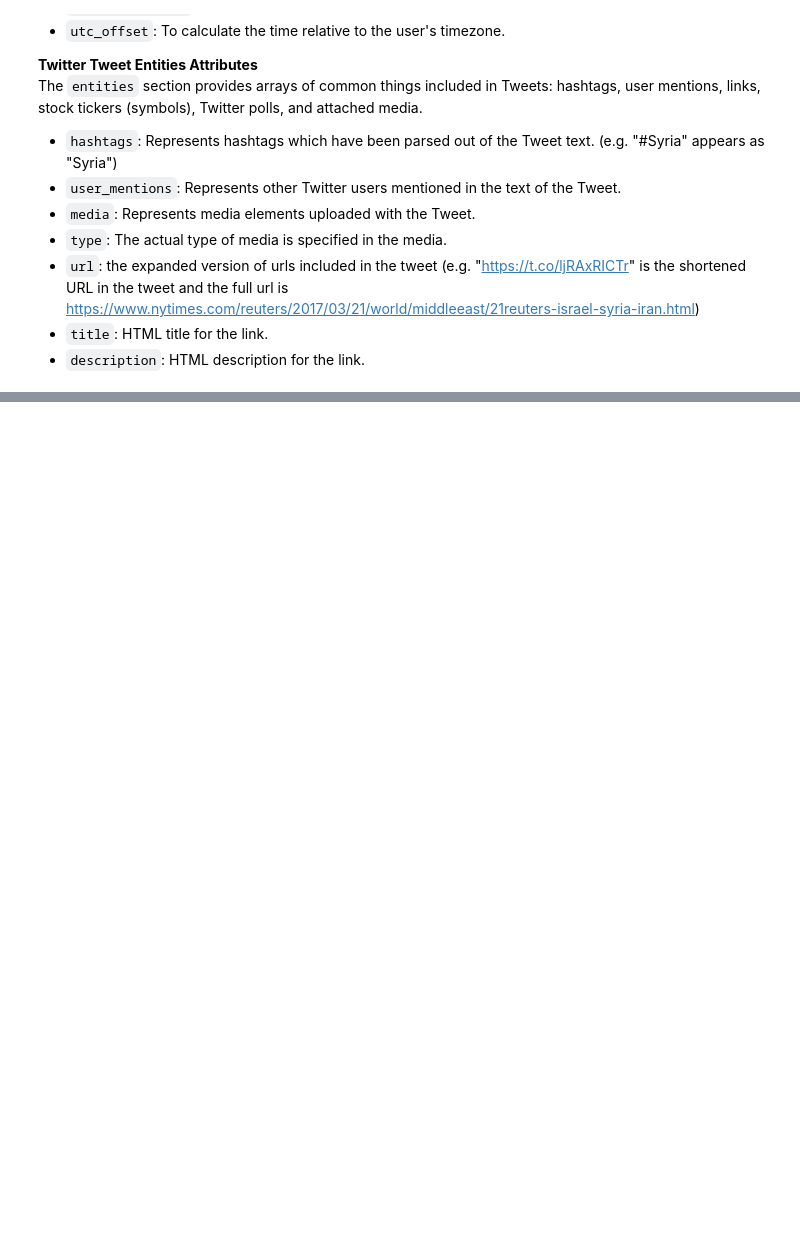
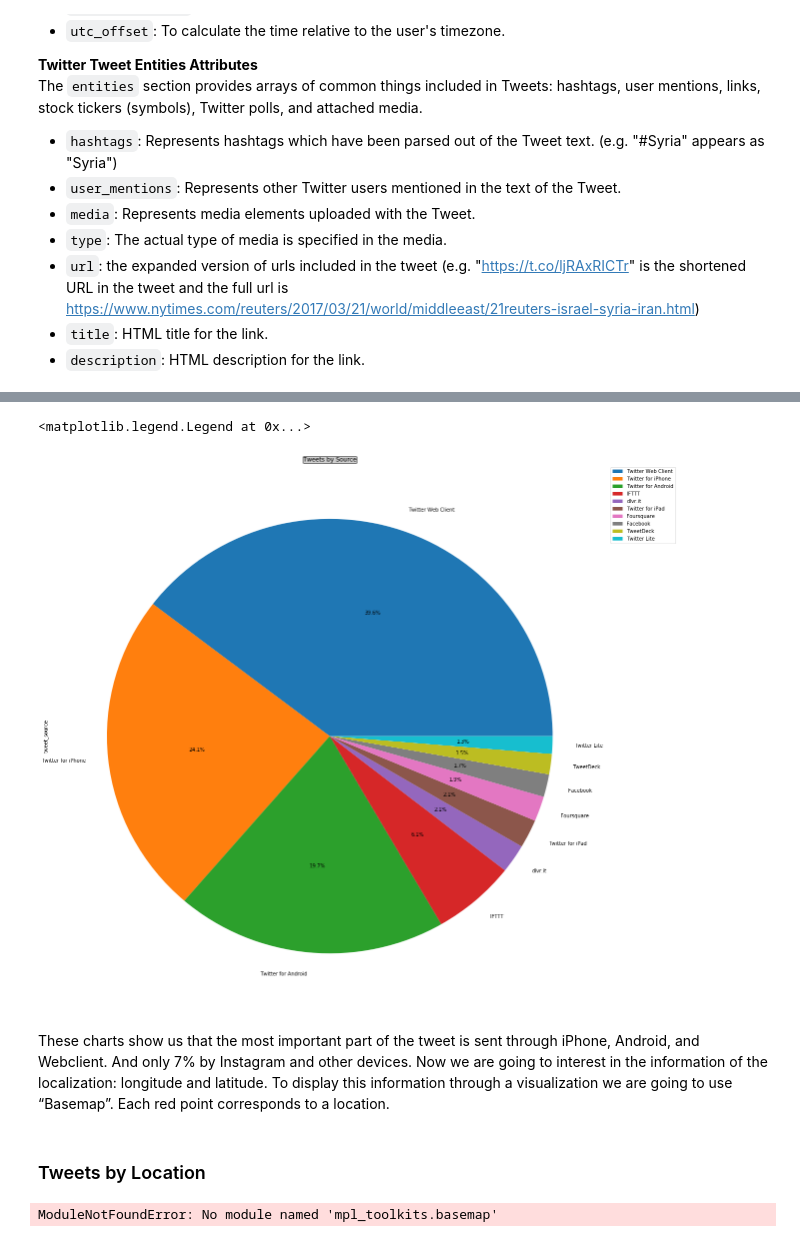
Before and after one commit to adamstueckrath/SyriaProject, a Jupyter notebook: web_scrapers/twitter_data_analysis_v2.ipynb, the cells around one changed output, grey strips where cells are left out. Cells and saved outputs as stored; diff of their text form; code cells hidden in the pictures; blank space fills up the shorter version.

```diff
--- a/web_scrapers/twitter_data_analysis_v2.ipynb
+++ b/web_scrapers/twitter_data_analysis_v2.ipynb
@@ -225,0 +407,16 @@ First, the condensing part. We need to decide what’s important for the analysi
+# %%
+# get the top tweet sources
+tweets_by_source = tweets_no_rts_df['tweet_source'].value_counts()
+tweets_by_source = tweets_by_source.sort_values(ascending=False)[:10]
+# %%
+# plot the top tweet sources
+plt.title('Tweets by Source', bbox={'facecolor':'0.8', 'pad':0})
+tweets_by_source.plot(kind='pie', figsize=(20, 20), autopct='%1.1f%%', shadow=False)
+plt.legend(bbox_to_anchor=(1, 1))
+# %% [output]
+<matplotlib.legend.Legend at 0x...>
+[figure, added]
+# %% [markdown]
+These charts show us that the most important part of the tweet is sent through iPhone, Android, and Webclient. And only 7% by Instagram and other devices. Now we are going to interest in the information of the localization: longitude and latitude. To display this information through a visualization we are going to use “Basemap”. Each red point corresponds to a location.
+# %% [markdown]
+### Tweets by Location
@@ -225,0 +453,7 @@ First, the condensing part. We need to decide what’s important for the analysi
+# %%
+from mpl_toolkits.basemap import Basemap
+import mpl_toolkits
+t.plot(kind="scatter", x="lat", y="long", alpha=0.4)
+plt.show()
+# %% [output]
+ModuleNotFoundError: No module named 'mpl_toolkits.basemap'
```
Also changed, not shown: parts of 19 cells of this notebook, 1 other file.
